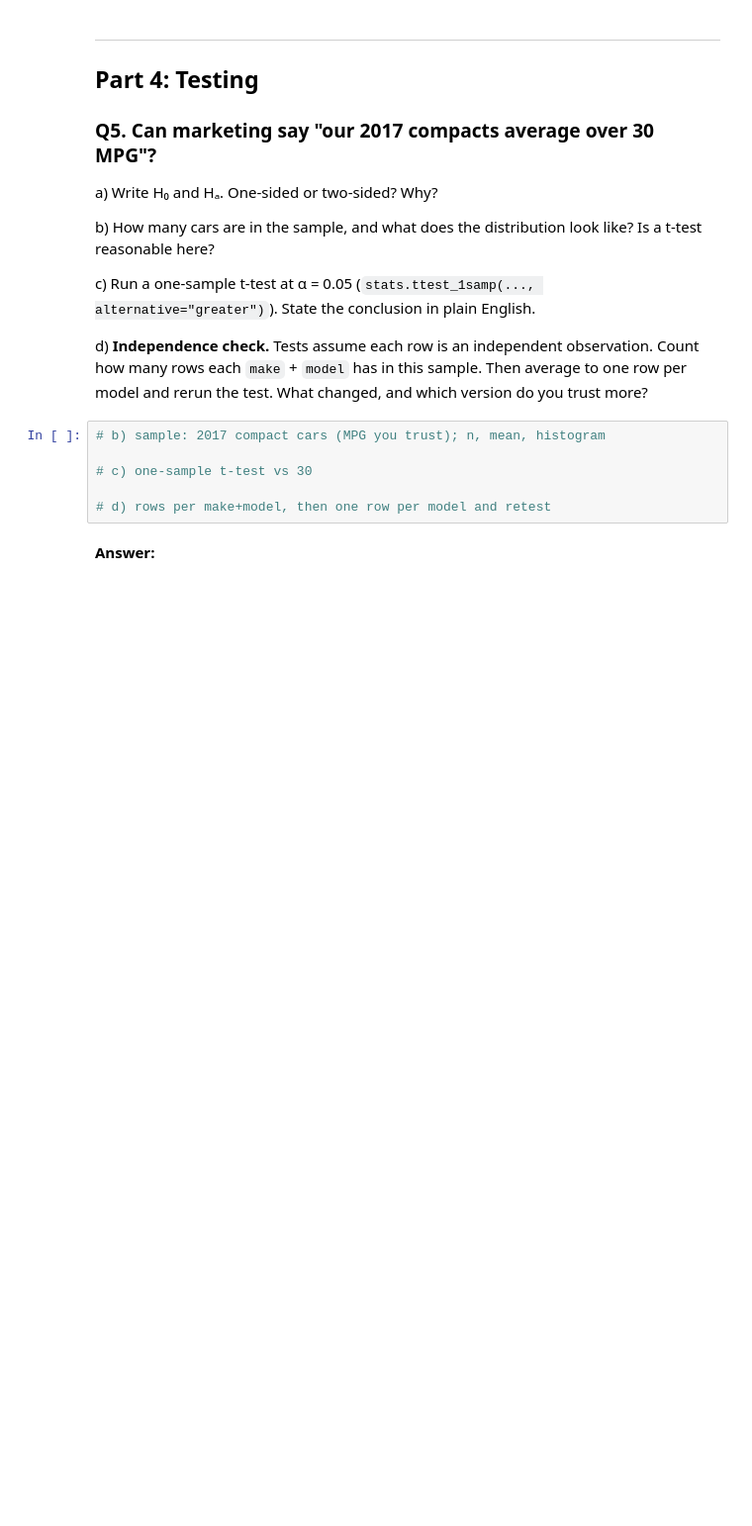
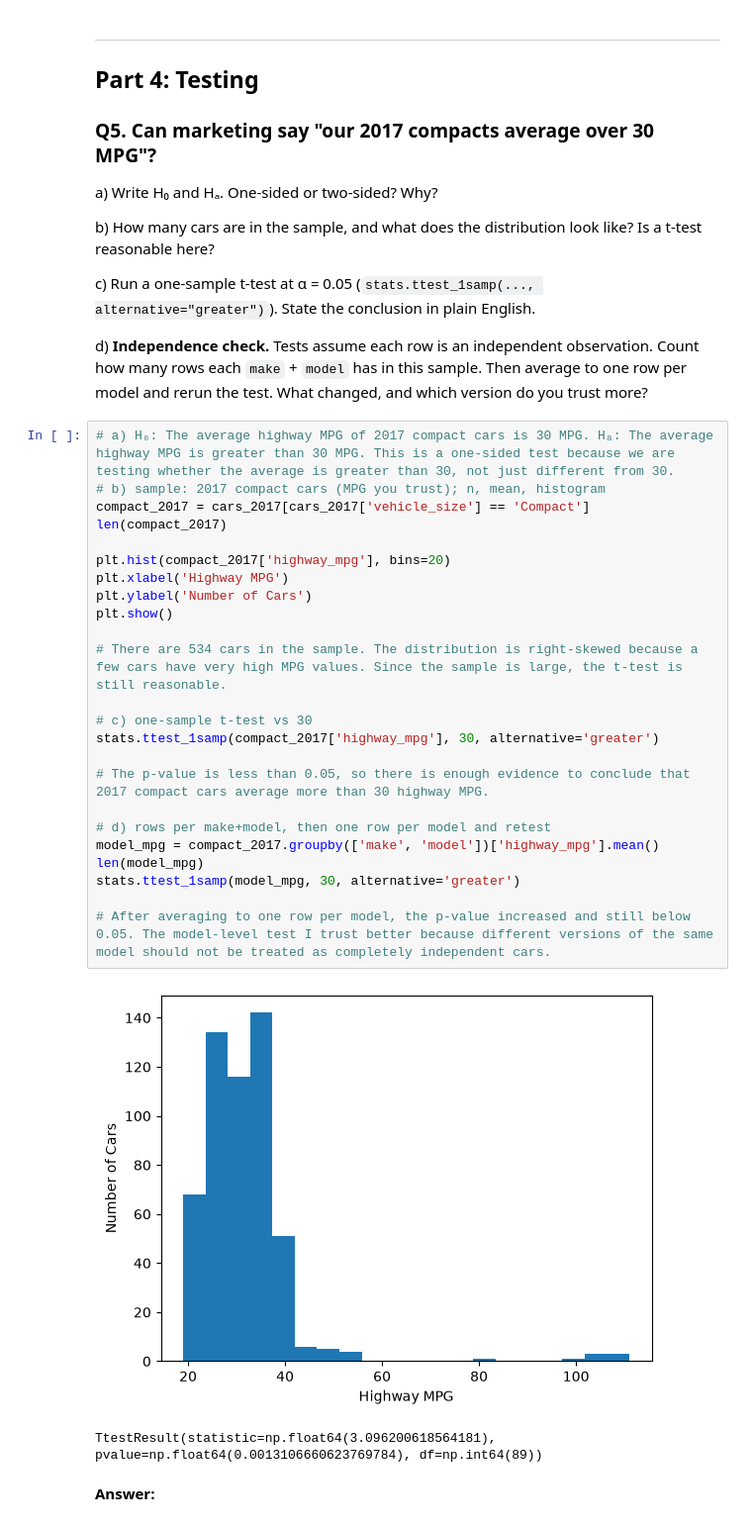
Before and after one commit to CUNYTechPrep/ds-fall-2026, a Jupyter notebook: Week-05-Business-Stats-Analytics/exercise/Abel_Tapia_week_6_excercise.ipynb, the cells around one changed output. Shown at 99% size. Cells and saved outputs as stored; diff of their text form; blank space fills up the shorter version.

```diff
--- a/Week-05-Business-Stats-Analytics/exercise/Abel_Tapia_week_6_excercise.ipynb
+++ b/Week-05-Business-Stats-Analytics/exercise/Abel_Tapia_week_6_excercise.ipynb
@@ -283,11 +299,32 @@ c) Run a one-sample t-test at α = 0.05 (`stats.ttest_1samp(..., alternative="gr
 
 d) **Independence check.** Tests assume each row is an independent observation. Count how many rows each `make` + `model` has in this sample. Then average to one row per model and rerun the test. What changed, and which version do you trust more?
 # %%
+# a) H₀: The average highway MPG of 2017 compact cars is 30 MPG. Hₐ: The average highway MPG is greater than 30 MPG. This is a one-sided test because we are testing whether the average is greater than 30, not just different from 30.
 # b) sample: 2017 compact cars (MPG you trust); n, mean, histogram
+compact_2017 = cars_2017[cars_2017['vehicle_size'] == 'Compact']
+len(compact_2017)
+
+plt.hist(compact_2017['highway_mpg'], bins=20)
+plt.xlabel('Highway MPG')
+plt.ylabel('Number of Cars')
+plt.show()
+
+# There are 534 cars in the sample. The distribution is right-skewed because a few cars have very high MPG values. Since the sample is large, the t-test is still reasonable.
 
 # c) one-sample t-test vs 30
+stats.ttest_1samp(compact_2017['highway_mpg'], 30, alternative='greater')
+
+# The p-value is less than 0.05, so there is enough evidence to conclude that 2017 compact cars average more than 30 highway MPG.
 
 # d) rows per make+model, then one row per model and retest
+model_mpg = compact_2017.groupby(['make', 'model'])['highway_mpg'].mean()
+len(model_mpg)
+stats.ttest_1samp(model_mpg, 30, alternative='greater')
+
+# After averaging to one row per model, the p-value increased and still below 0.05. The model-level test I trust better because different versions of the same model should not be treated as completely independent cars.
+# %% [output]
+[figure, added]
+TtestResult(statistic=np.float64(3.096200618564181), pvalue=np.float64(0.0013106660623769784), df=np.int64(89))
 # %% [markdown]
 **Answer:**
 # %% [markdown]
```
Also changed, not shown: parts of 7 cells of this notebook.
